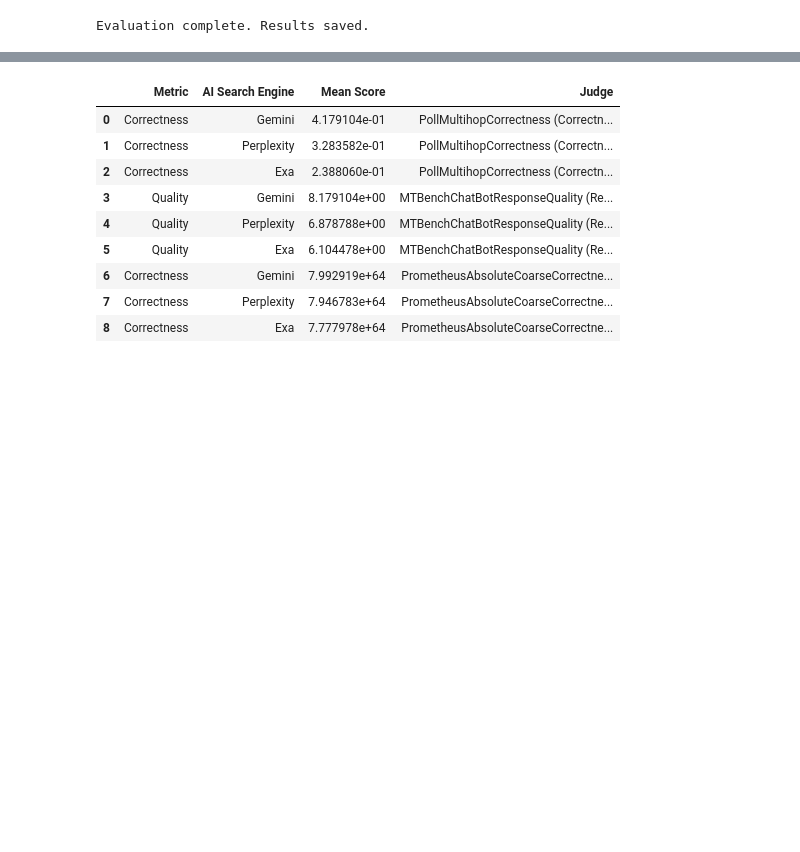
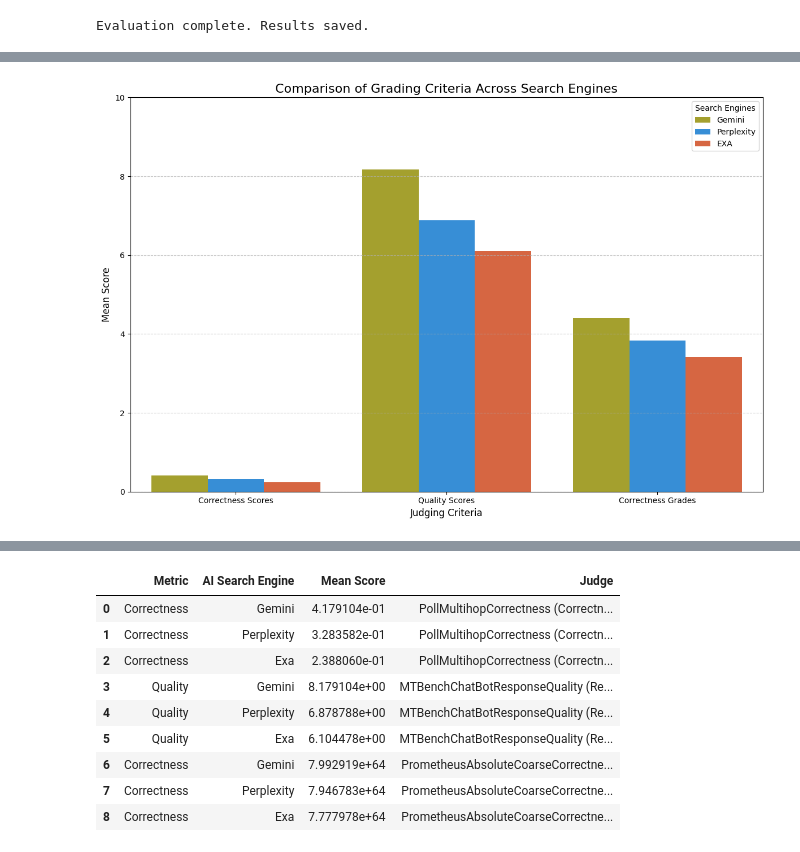
Before and after one commit to quotient-ai/judges, a Jupyter notebook: cookbooks/hf/Quotient_|_judges_HF_Cookbook.ipynb, the cells around one changed output, grey strips where cells are left out. Cells and saved outputs as stored; diff of their text form; code cells hidden in the pictures; blank space fills up the shorter version.

```diff
--- a/cookbooks/hf/Quotient_|_judges_HF_Cookbook.ipynb
+++ b/cookbooks/hf/Quotient_|_judges_HF_Cookbook.ipynb
@@ -492,9 +475,10 @@ Error in response_quality_evaluator for perplexity: 'SCORE'
 # %%
-# # Merge the results back into the original dataframe
-df = pd.concat([df, evaluation_results], axis=1)
+# Convert the judgments list into a DataFrame and join it with the original data
+judgments_df = pd.DataFrame(judgments)
+df_with_judgments = pd.concat([df, judgments_df], axis=1)
 
-# Save the evaluated dataset to a new file
-df.to_csv('../data/natural-qa-random-100-with-AI-search-answers-evaluated-judges.csv', index=False)
+# Save the combined DataFrame to a new CSV file
+#df_with_judgments.to_csv('../data/natural-qa-random-100-with-AI-search-answers-evaluated-judges.csv', index=False)
 
 print("Evaluation complete. Results saved.")
 # %% [output]
@@ -573,0 +518,77 @@ To wrap things up, we pulled together the **mean scores** and **correlations** i
+# %%
+import pandas as pd
+import seaborn as sns
+import matplotlib.pyplot as plt
+
+def plot_scores_by_criteria(df, score_columns_dict):
+    """
+    This function plots mean scores grouped by grading criteria (e.g., Correctness, Quality, Grades).
+
+    Args:
+    - df (DataFrame): The dataset containing scores.
+    - score_columns_dict (dict): A dictionary where keys are metric categories (criteria)
+      and values are lists of columns corresponding to each search engine's score for that metric.
+    """
+    # Create a DataFrame to store mean scores grouped by criteria
+    grouped_scores = []
+
+    for criterion, columns in score_columns_dict.items():
+        for engine, score_column in zip(["Gemini", "Perplexity", "EXA"], columns):
+            grouped_scores.append({"Criterion": criterion, "Search Engine": engine, "Mean Score": df[score_column].mean()})
+
+    grouped_scores_df = pd.DataFrame(grouped_scores)
+
+    # Set up the color palette for search engines
+    palette = {
+        "Gemini": "#B8B21A",  # Chartreuse
+        "Perplexity": "#1D91F0",  # Azure
+        "EXA": "#EE592A"  # Chile
+    }
+
+    # Create the grouped bar chart using seaborn
+    plt.figure(figsize=(12, 8))
+    sns.barplot(
+        data=grouped_scores_df,
+        x="Criterion",
+        y="Mean Score",
+        hue="Search Engine",
+        palette=palette
+    )
+
+    # Customize the chart
+    plt.title("Comparison of Grading Criteria Across Search Engines", fontsize=16)
+    plt.ylabel("Mean Score", fontsize=12)
+    plt.xlabel("Judging Criteria", fontsize=12)
+    plt.ylim(0, 10)  # Adjust y-axis to 1-10 for readability
+    plt.xticks(rotation=0, fontsize=10)
+    plt.yticks(fontsize=10)
+    plt.legend(title="Search Engines", fontsize=10)
+    plt.grid(axis='y', linestyle='--', alpha=0.7)
+    plt.tight_layout()
+
+    # Show the plot
+    plt.show()
+
+# Define the score columns grouped by grading criteria
+score_columns_dict = {
+    "Correctness Scores": [
+        'gemini_correctness_score',
+        'perplexity_correctness_score',
+        'exa_correctness_score'
+    ],
+    "Quality Scores": [
+        'gemini_quality_score',
+        'perplexity_quality_score',
+        'exa_quality_score'
+    ],
+    "Correctness Grades": [
+        'gemini_correctness_grade',
+        'perplexity_correctness_grade',
+        'exa_correctness_grade'
+    ]
+}
+
+# Plot the chart grouped by grading criteria
+plot_scores_by_criteria(df, score_columns_dict)
+# %% [output]
+[figure, added]
```
Also changed, not shown: parts of 50 cells of this notebook, 4 other files.
